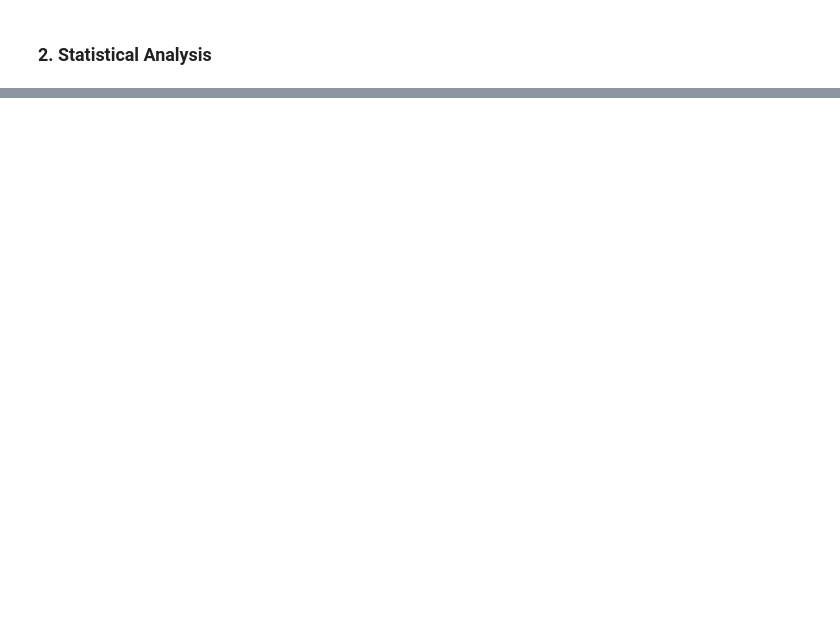
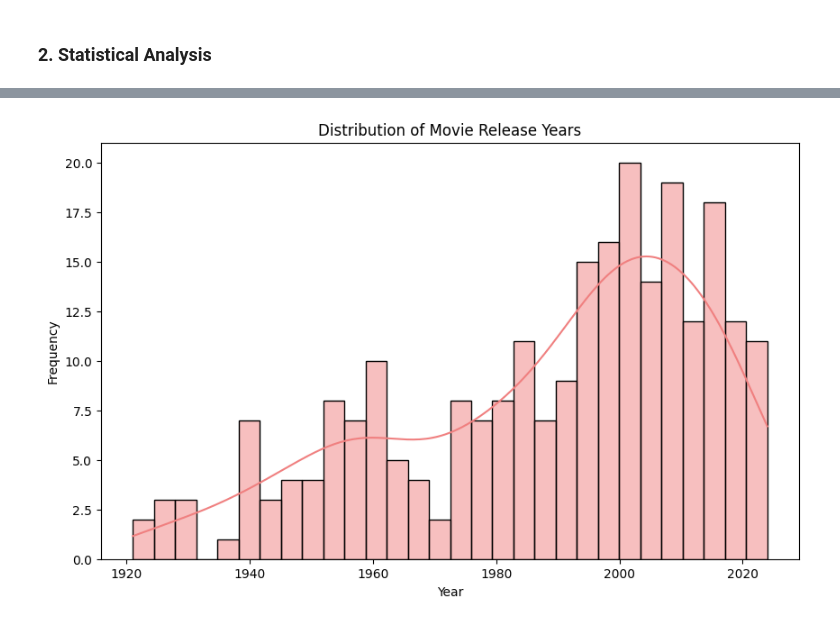
Before and after one commit to j2damax/eda_top_us_song, a Jupyter notebook: notebooks/eda_global_movies.ipynb, the cells around one changed output, grey strips where cells are left out. Drawn from its saved outputs; the diff is of its cells as text; code cells hidden in the pictures; blank space fills up the shorter version.

```diff
--- a/notebooks/eda_global_movies.ipynb
+++ b/notebooks/eda_global_movies.ipynb
@@ -308,0 +471,10 @@ movies_cleaned_df.head()
+# %%
+# Plot the distribution of movie release years
+plt.figure(figsize=(10, 6))
+sns.histplot(movies_cleaned_df['year'].dropna(), bins=30, kde=True, color='lightcoral')
+plt.title('Distribution of Movie Release Years')
+plt.xlabel('Year')
+plt.ylabel('Frequency')
+plt.show()
+# %% [output]
+[figure, added]
```
Also changed, not shown: parts of 19 cells of this notebook.
